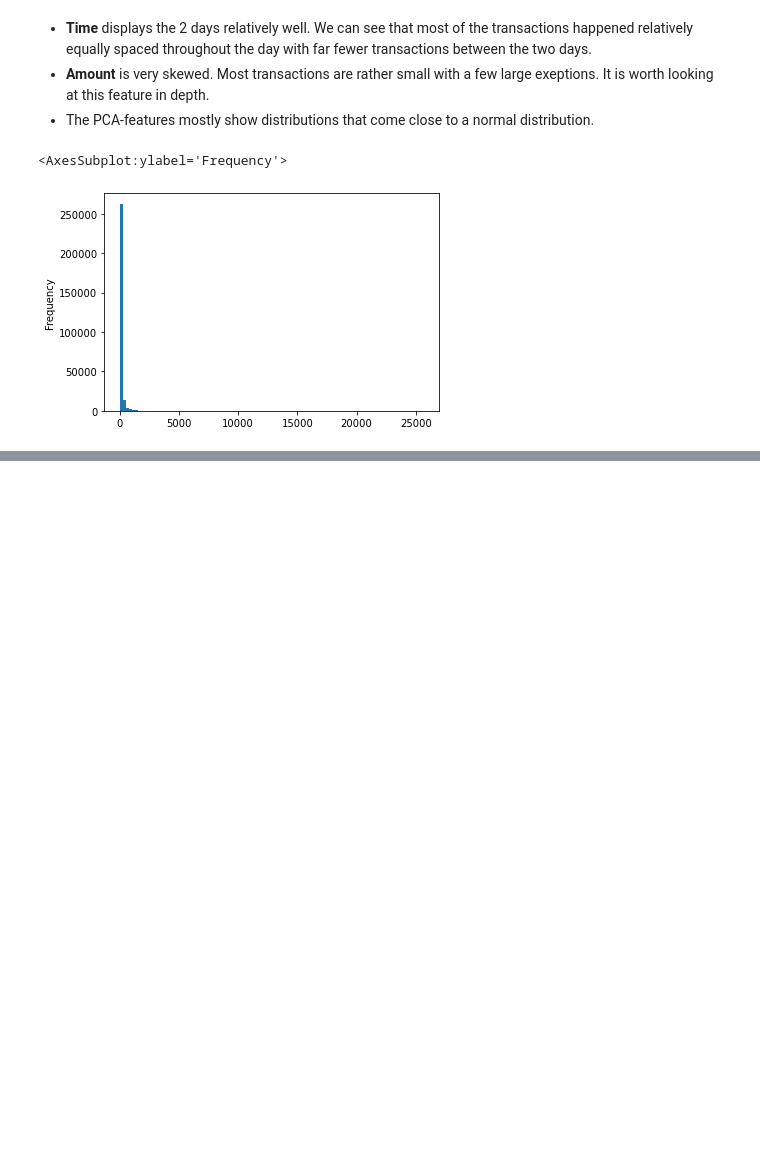
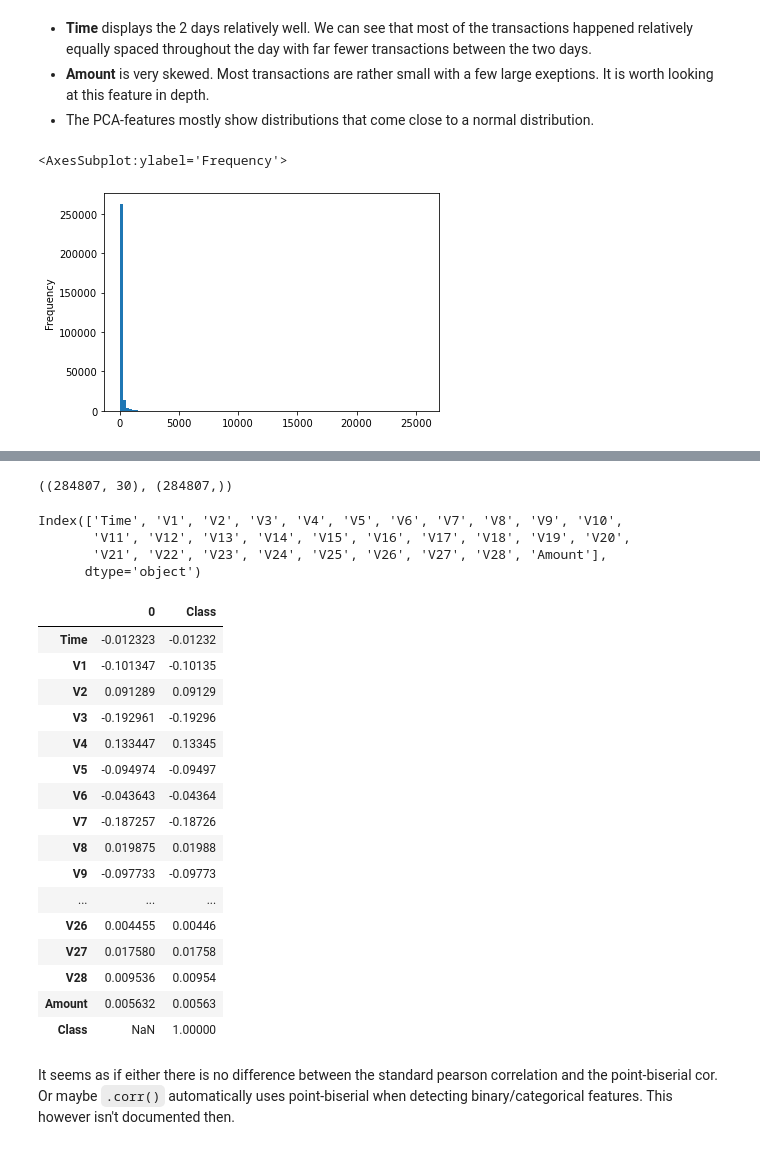
Before and after one commit to MerlinSchaefer/fraud_dectection, a Jupyter notebook: Data Exploration.ipynb, the cells around one changed output, grey strips where cells are left out. Cells and saved outputs as stored; diff of their text form; code cells hidden in the pictures; blank space fills up the shorter version.

```diff
--- a/Data Exploration.ipynb
+++ b/Data Exploration.ipynb
@@ -182,0 +192,42 @@ credit_data[credit_data["Amount"] > (credit_data["Amount"].mean() + 3*credit_dat
+# %%
+from scipy import stats
+
+x = credit_data.drop("Class", axis  = 1).copy()
+y = credit_data["Class"].copy()
+# %%
+x.shape , y.shape
+# %% [output]
+((284807, 30), (284807,))
+# %%
+x.columns
+# %% [output]
+Index(['Time', 'V1', 'V2', 'V3', 'V4', 'V5', 'V6', 'V7', 'V8', 'V9', 'V10',
+       'V11', 'V12', 'V13', 'V14', 'V15', 'V16', 'V17', 'V18', 'V19', 'V20',
+       'V21', 'V22', 'V23', 'V24', 'V25', 'V26', 'V27', 'V28', 'Amount'],
+      dtype='object')
+# %%
+pointbi_corr = {}
+for col in x.columns:
+    pointbi_corr[col] =  stats.pointbiserialr(x[col],y)[0]
+# %%
+pd.concat([pd.Series(pointbi_corr),credit_data.corr().round(5)["Class"]],axis = 1)
+# %% [output]
+|  | 0 | Class |
+| Time | -0.012323 | -0.01232 |
+| V1 | -0.101347 | -0.10135 |
+| V2 | 0.091289 | 0.09129 |
+| V3 | -0.192961 | -0.19296 |
+| V4 | 0.133447 | 0.13345 |
+| V5 | -0.094974 | -0.09497 |
+| V6 | -0.043643 | -0.04364 |
+| V7 | -0.187257 | -0.18726 |
+| V8 | 0.019875 | 0.01988 |
+| V9 | -0.097733 | -0.09773 |
+| ... | ... | ... |
+| V26 | 0.004455 | 0.00446 |
+| V27 | 0.017580 | 0.01758 |
+| V28 | 0.009536 | 0.00954 |
+| Amount | 0.005632 | 0.00563 |
+| Class | NaN | 1.00000 |
+# %% [markdown]
+It seems as if either there is no difference between the standard pearson correlation and the point-biserial cor. Or maybe `.corr()` automatically uses point-biserial when detecting binary/categorical features. This however isn't documented then.
```
Also changed, not shown: parts of 13 cells of this notebook.
